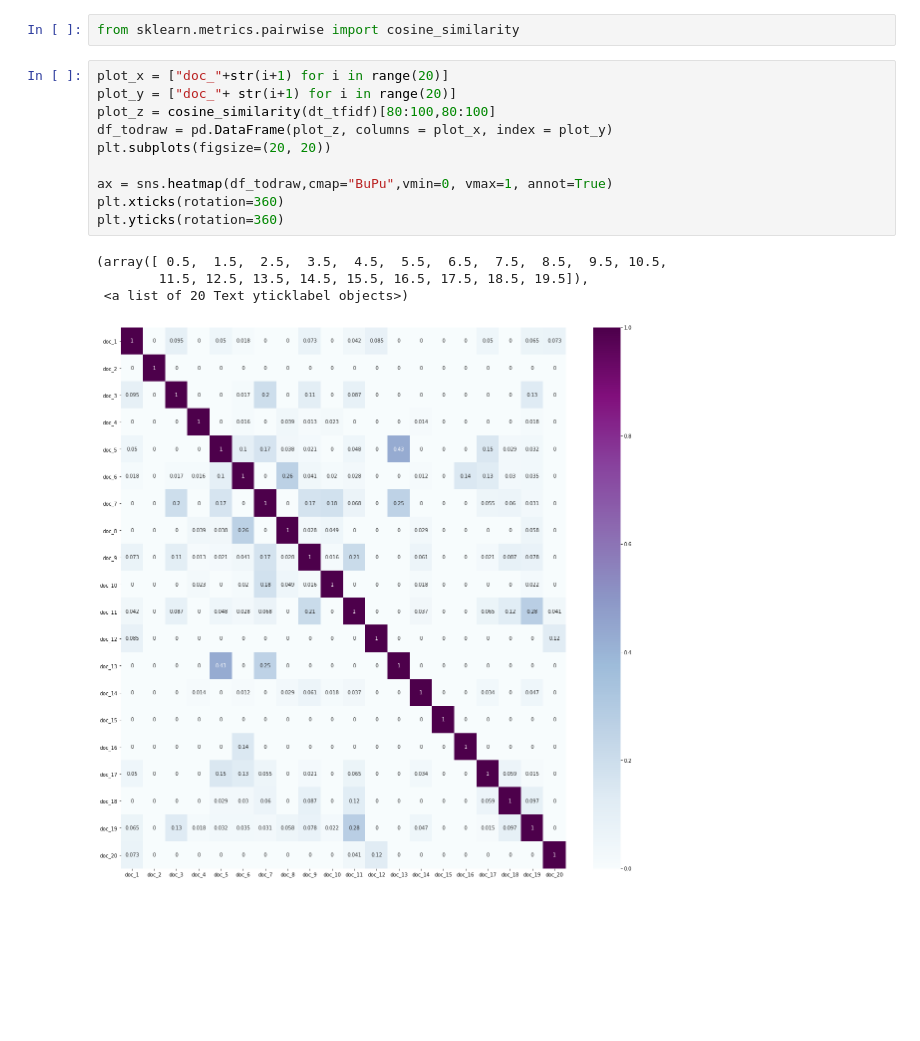
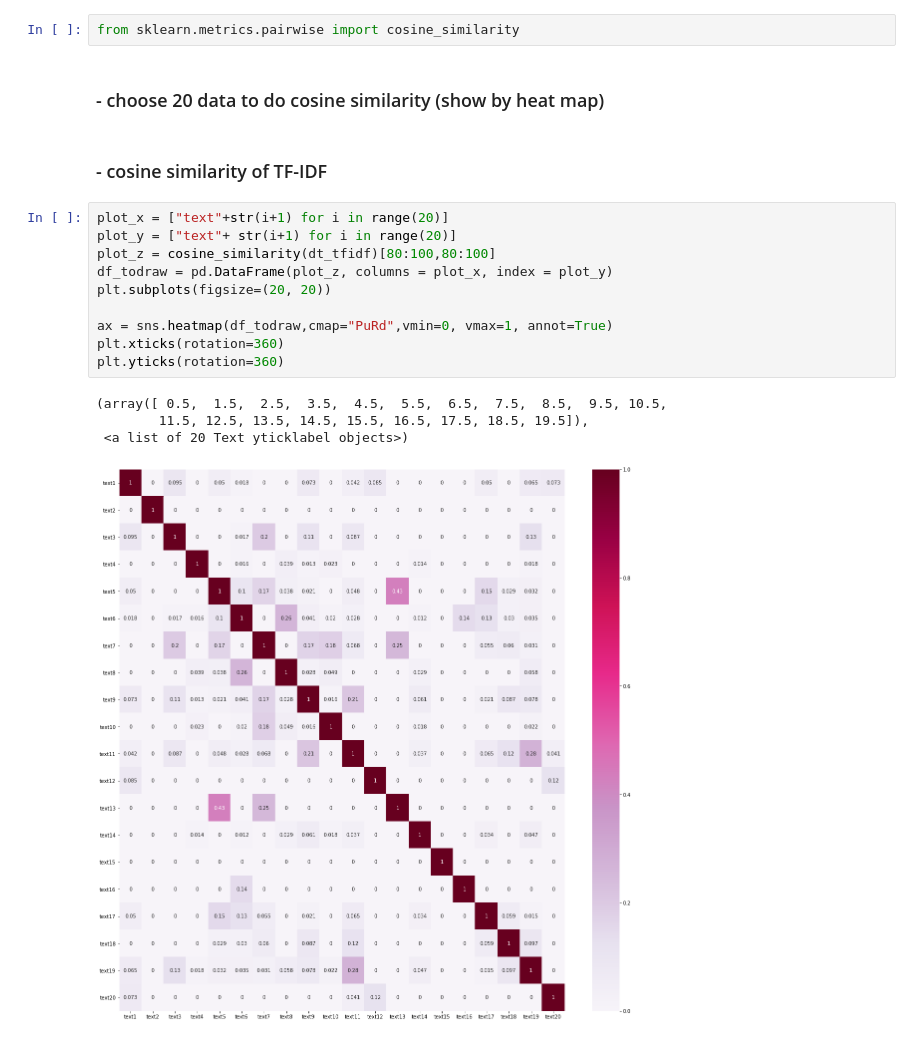
Before and after one commit to qaz20031616/dm_2018_hw_1, a Jupyter notebook: 陳瑋_105022214.ipynb, the cells around one changed output. Drawn from its saved outputs; the diff is of its cells as text; blank space fills up the shorter version.

```diff
--- a/陳瑋_105022214.ipynb
+++ b/陳瑋_105022214.ipynb
@@ -874,18 +874,22 @@ Please replace it with a list or tuple of instances of the following types
 ## Part III (Cosine Similarity)
 # %%
 from sklearn.metrics.pairwise import cosine_similarity
+# %% [markdown]
+### - choose 20 data to do cosine similarity (show by heat map)
+# %% [markdown]
+### - cosine similarity of TF-IDF
 # %%
-plot_x = ["doc_"+str(i+1) for i in range(20)]
-plot_y = ["doc_"+ str(i+1) for i in range(20)]
+plot_x = ["text"+str(i+1) for i in range(20)]
+plot_y = ["text"+ str(i+1) for i in range(20)]
 plot_z = cosine_similarity(dt_tfidf)[80:100,80:100]
 df_todraw = pd.DataFrame(plot_z, columns = plot_x, index = plot_y)
 plt.subplots(figsize=(20, 20))
 
-ax = sns.heatmap(df_todraw,cmap="BuPu",vmin=0, vmax=1, annot=True)
+ax = sns.heatmap(df_todraw,cmap="PuRd",vmin=0, vmax=1, annot=True)
 plt.xticks(rotation=360)
 plt.yticks(rotation=360)
 # %% [output]
 (array([ 0.5,  1.5,  2.5,  3.5,  4.5,  5.5,  6.5,  7.5,  8.5,  9.5, 10.5,
         11.5, 12.5, 13.5, 14.5, 15.5, 16.5, 17.5, 18.5, 19.5]),
  <a list of 20 Text yticklabel objects>)
-[figure, old version]
+[figure, new version]
```
Also changed, not shown: parts of 12 cells of this notebook.
